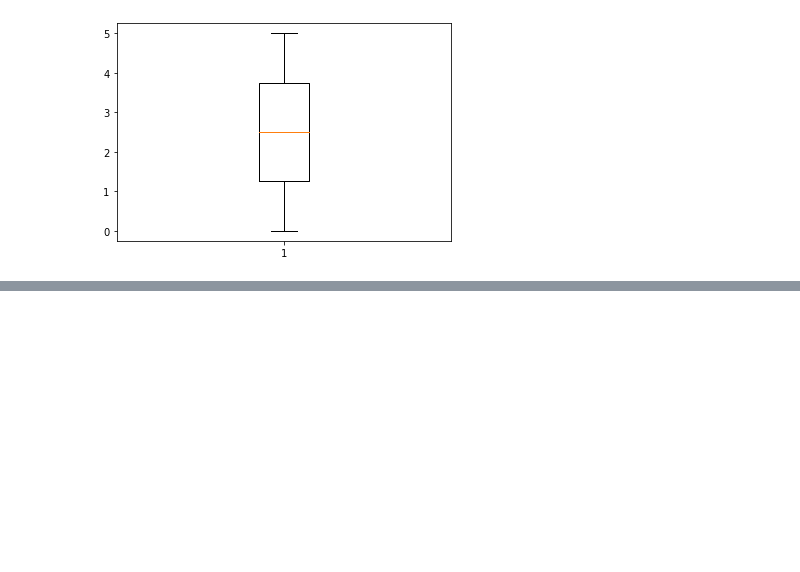
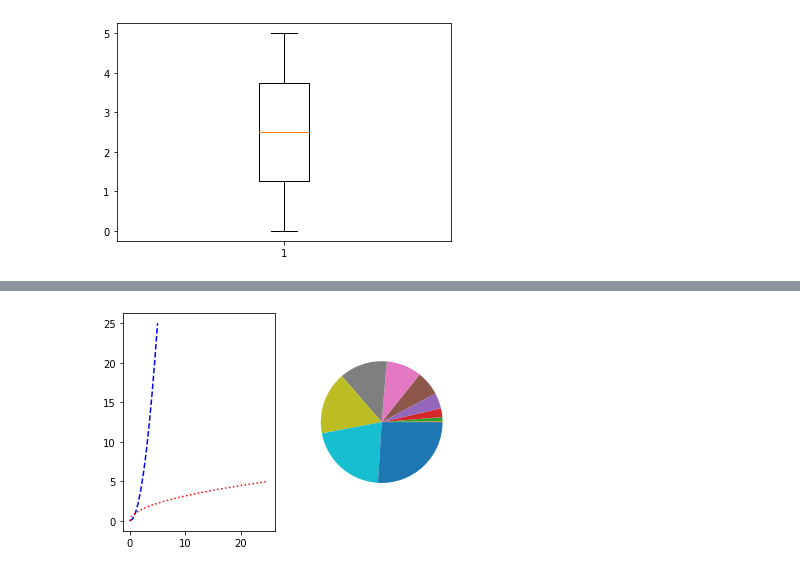
Before and after one commit to DiegoFLM/matplotlib-Seaborn, a Jupyter notebook: pyplot.ipynb, the cells around one changed output, grey strips where cells are left out. Drawn from its saved outputs; the diff is of its cells as text; code cells hidden in the pictures; blank space fills up the shorter version.

```diff
--- a/pyplot.ipynb
+++ b/pyplot.ipynb
@@ -52,0 +82,9 @@ plt.show()
+# %%
+plt.subplot(1, 2, 1)
+plt.plot(x, y, 'b--')
+plt.plot(y, x, 'r:')
+plt.subplot(1, 2, 2)
+plt.pie(y)
+plt.show()
+# %% [output]
+[figure, added]
```
Also changed, not shown: parts of 7 cells of this notebook, 3 other files.
